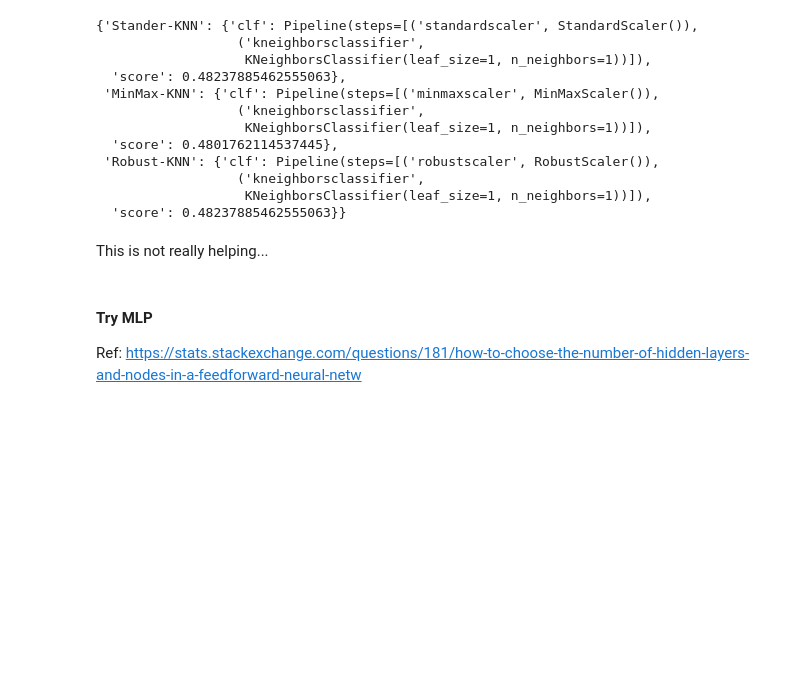
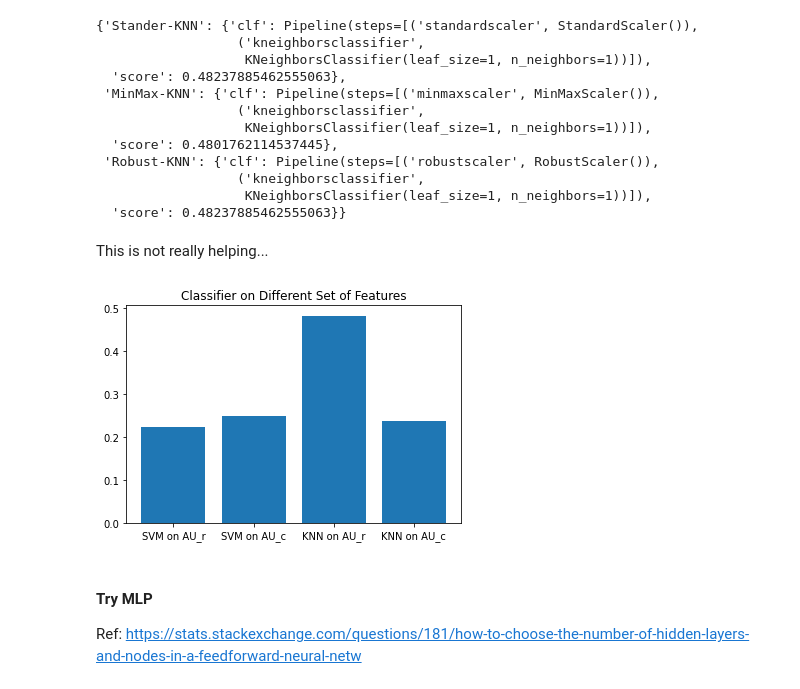
Before and after one commit to siicomos/emotion-picture-correlator, a Jupyter notebook: notebooks/model1-FePh.ipynb, the cells around one changed output. Cells and saved outputs as stored; diff of their text form; code cells hidden in the pictures; blank space fills up the shorter version.

```diff
--- a/notebooks/model1-FePh.ipynb
+++ b/notebooks/model1-FePh.ipynb
@@ -716,6 +721,26 @@ scaler_knn_aur_clf_clc
   'score': 0.48237885462555063}}
 # %% [markdown]
 This is not really helping...
+# %%
+names = [
+    "SVM on AU_r",
+    "SVM on AU_c",
+    "KNN on AU_r",
+    "KNN on AU_c"
+]
+scores = [
+    svm_feph_aur_clf.best_estimator_.score(feph_X_r_test_pca, feph_y_test),
+    svm_feph_auc_clf.best_estimator_.score(feph_X_c_test_pca, feph_y_test),
+    knn_feph_aur_clf.best_estimator_.score(feph_X_r_test_pca, feph_y_test),
+    knn_feph_auc_clf.best_estimator_.score(feph_X_c_test_pca, feph_y_test)
+]
+# %%
+fig, ax = plt.subplots()
+plt.bar(names, scores)
+plt.title("Classifier on Different Set of Features")
+plt.show()
+# %% [output]
+[figure, added]
 # %% [markdown]
 #### Try MLP
 Ref: https://stats.stackexchange.com/questions/181/how-to-choose-the-number-of-hidden-layers-and-nodes-in-a-feedforward-neural-netw
```
Also changed, not shown: parts of 13 cells of this notebook, 1 other file.
